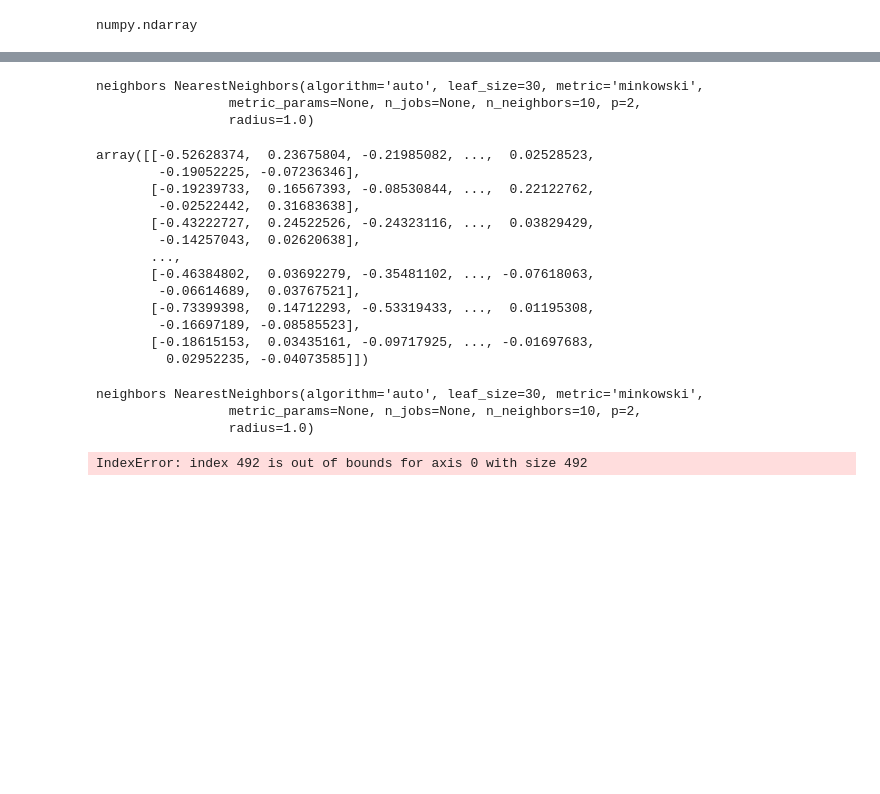
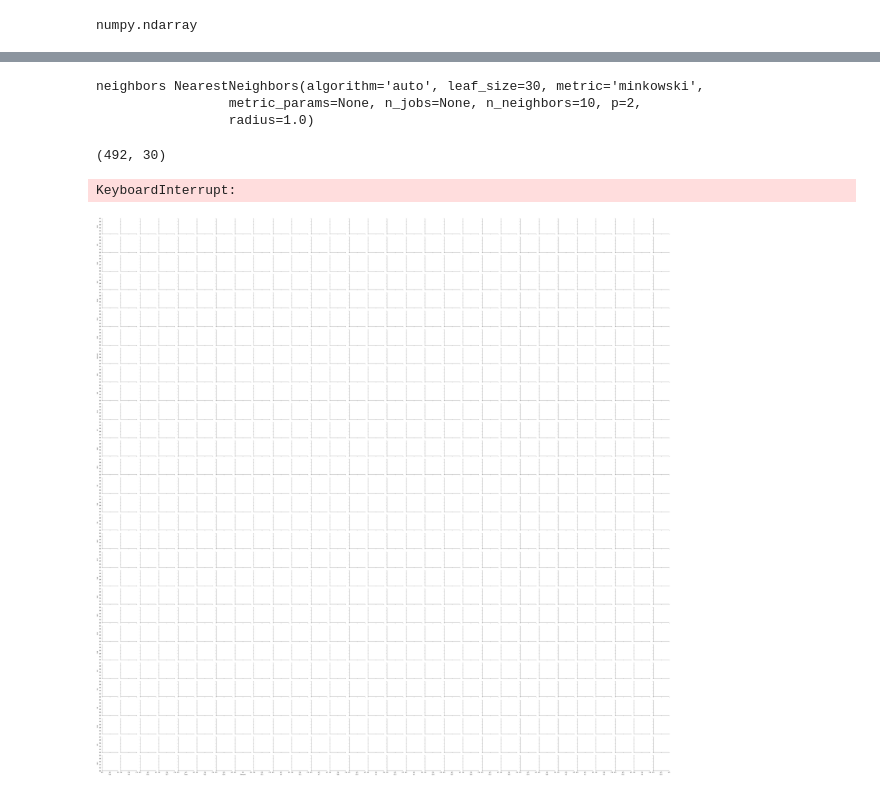
Before and after one commit to 52nlp/PytorchGen, a Jupyter notebook: SMOTE.ipynb, the cells around one changed output, grey strips where cells are left out. Cells and saved outputs as stored; diff of their text form; code cells hidden in the pictures; blank space fills up the shorter version.

```diff
--- a/SMOTE.ipynb
+++ b/SMOTE.ipynb
@@ -134,27 +125,24 @@ array([[-6.23809676e-01,  2.80780299e-01, -3.14519567e-01, ...,
 # %%
 N_150_K_10=Smote(a,N=150,k=10)
-N_150_K_10.over_sampling()
+data_solve = N_150_K_10.over_sampling().copy()
 # %% [output]
 neighbors NearestNeighbors(algorithm='auto', leaf_size=30, metric='minkowski',
                  metric_params=None, n_jobs=None, n_neighbors=10, p=2,
                  radius=1.0)
-array([[-0.52628374,  0.23675804, -0.21985082, ...,  0.02528523,
-        -0.19052225, -0.07236346],
-       [-0.19239733,  0.16567393, -0.08530844, ...,  0.22122762,
-        -0.02522442,  0.31683638],
-       [-0.43222727,  0.24522526, -0.24323116, ...,  0.03829429,
-        -0.14257043,  0.02620638],
-       ...,
-       [-0.46384802,  0.03692279, -0.35481102, ..., -0.07618063,
-        -0.06614689,  0.03767521],
-       [-0.73399398,  0.14712293, -0.53319433, ...,  0.01195308,
-        -0.16697189, -0.08585523],
-       [-0.18615153,  0.03435161, -0.09717925, ..., -0.01697683,
-         0.02952235, -0.04073585]])
-# %%
-N_150_K_10.over_sampling()
-# %% [output]
-neighbors NearestNeighbors(algorithm='auto', leaf_size=30, metric='minkowski',
-                 metric_params=None, n_jobs=None, n_neighbors=10, p=2,
-                 radius=1.0)
-IndexError: index 492 is out of bounds for axis 0 with size 492
+# %%
+data_solve.shape
+# %% [output]
+(492, 30)
+# %%
+import matplotlib.pyplot as plt
+import seaborn as sns
+
+cols =['V14', 'V4', 'V10', 'V17', 'Time', 'V12', 'V26', 'Amount', 'V21', 'V8', 'V11', 'V7', 'V28', 'V19', 'V3', 'V22', 'V6', 'V20', 'V27', 'V16', 'V13', 'V25', 'V24', 'V18', 'V2', 'V1', 'V5', 'V15', 'V9', 'V23']
+
+sns.pairplot(df[cols], size=2.5)
+plt.tight_layout()
+
+plt.show()
+# %% [output]
+KeyboardInterrupt:
+[figure, added]
```
Also changed, not shown: parts of 4 cells of this notebook.
